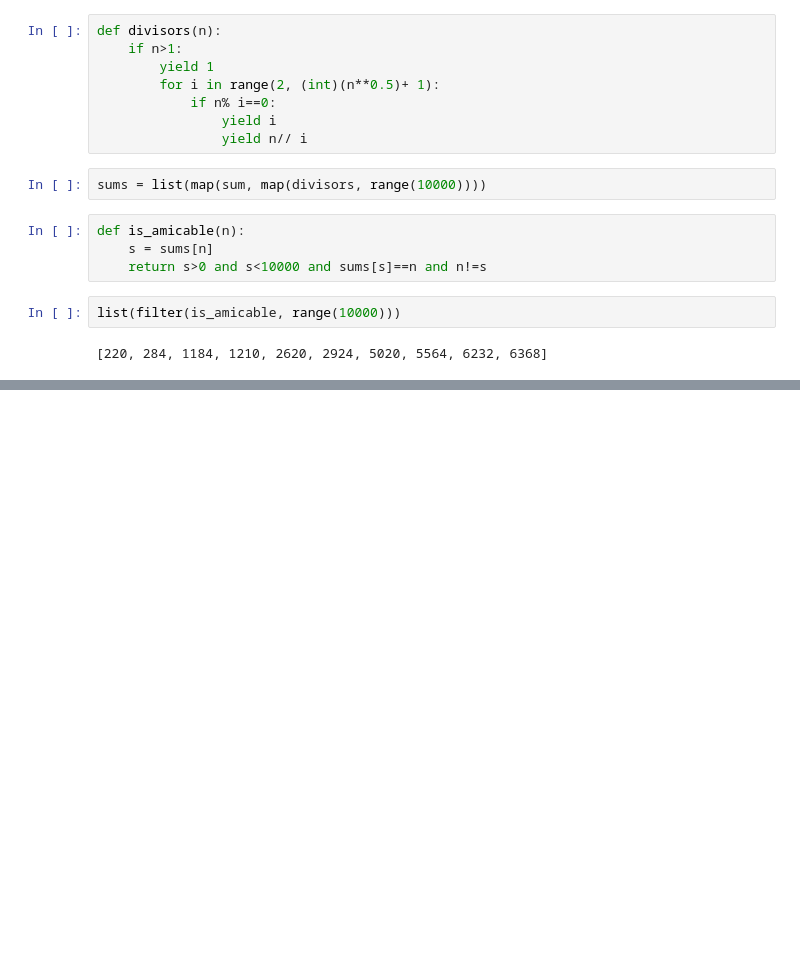
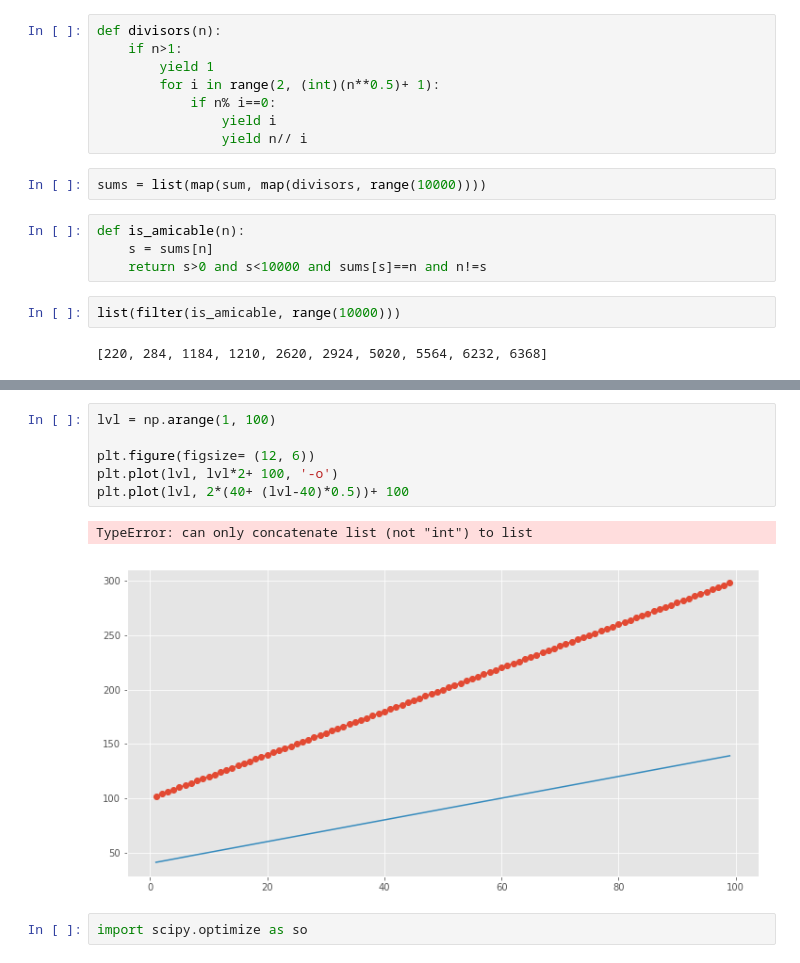
Before and after one commit to egoal/watermelon, a Jupyter notebook: eular.ipynb, the cells around one changed output, grey strips where cells are left out. Drawn from its saved outputs; the diff is of its cells as text; blank space fills up the shorter version.

```diff
--- a/eular.ipynb
+++ b/eular.ipynb
@@ -249,0 +298,11 @@ sum([220, 284, 1184, 1210, 2620, 2924, 5020, 5564, 6232, 6368])
+# %%
+lvl = np.arange(1, 100)
+
+plt.figure(figsize= (12, 6))
+plt.plot(lvl, lvl*2+ 100, '-o')
+plt.plot(lvl, 2*(40+ (lvl-40)*0.5))+ 100
+# %% [output]
+TypeError: can only concatenate list (not "int") to list
+[figure, added]
+# %%
+import scipy.optimize as so
```
Also changed, not shown: parts of 30 cells of this notebook, 26 other files.
